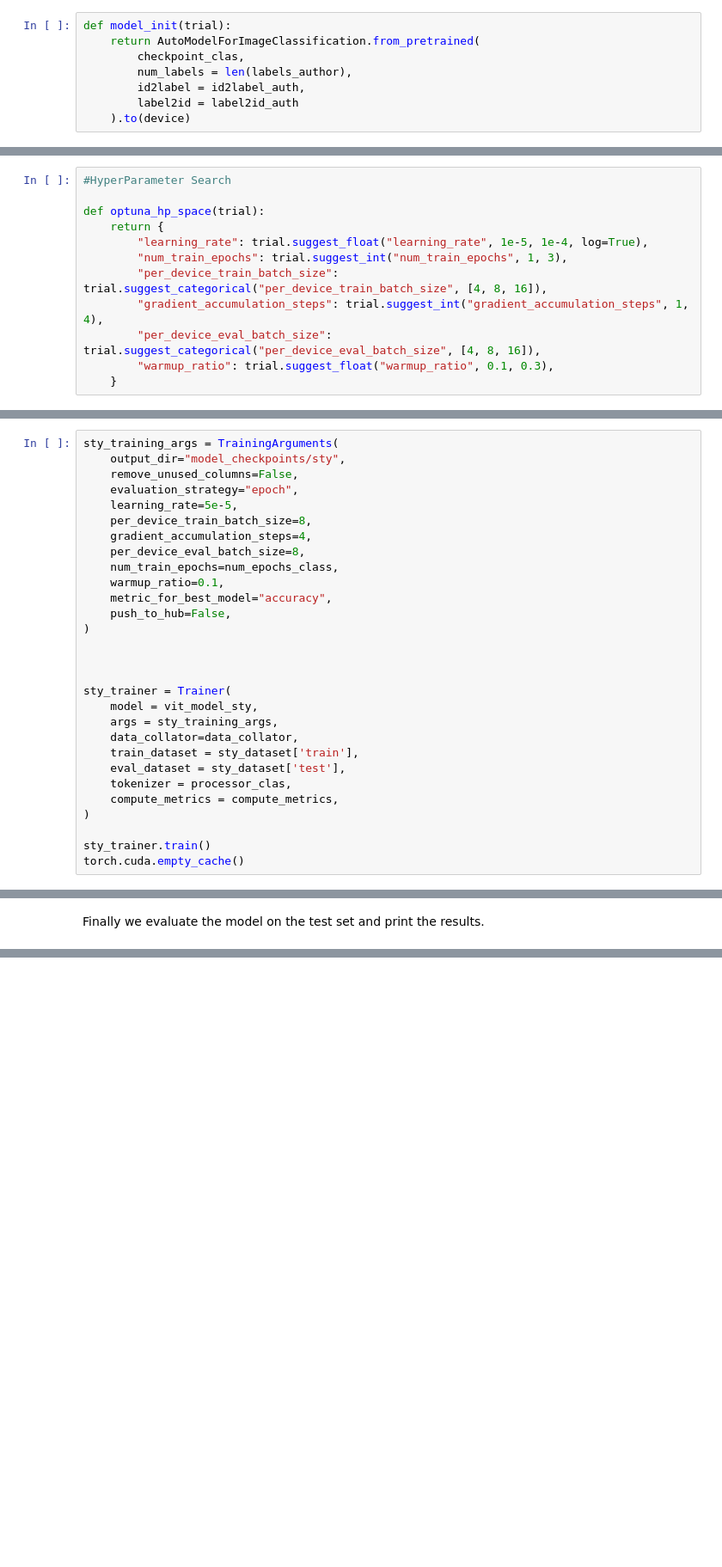
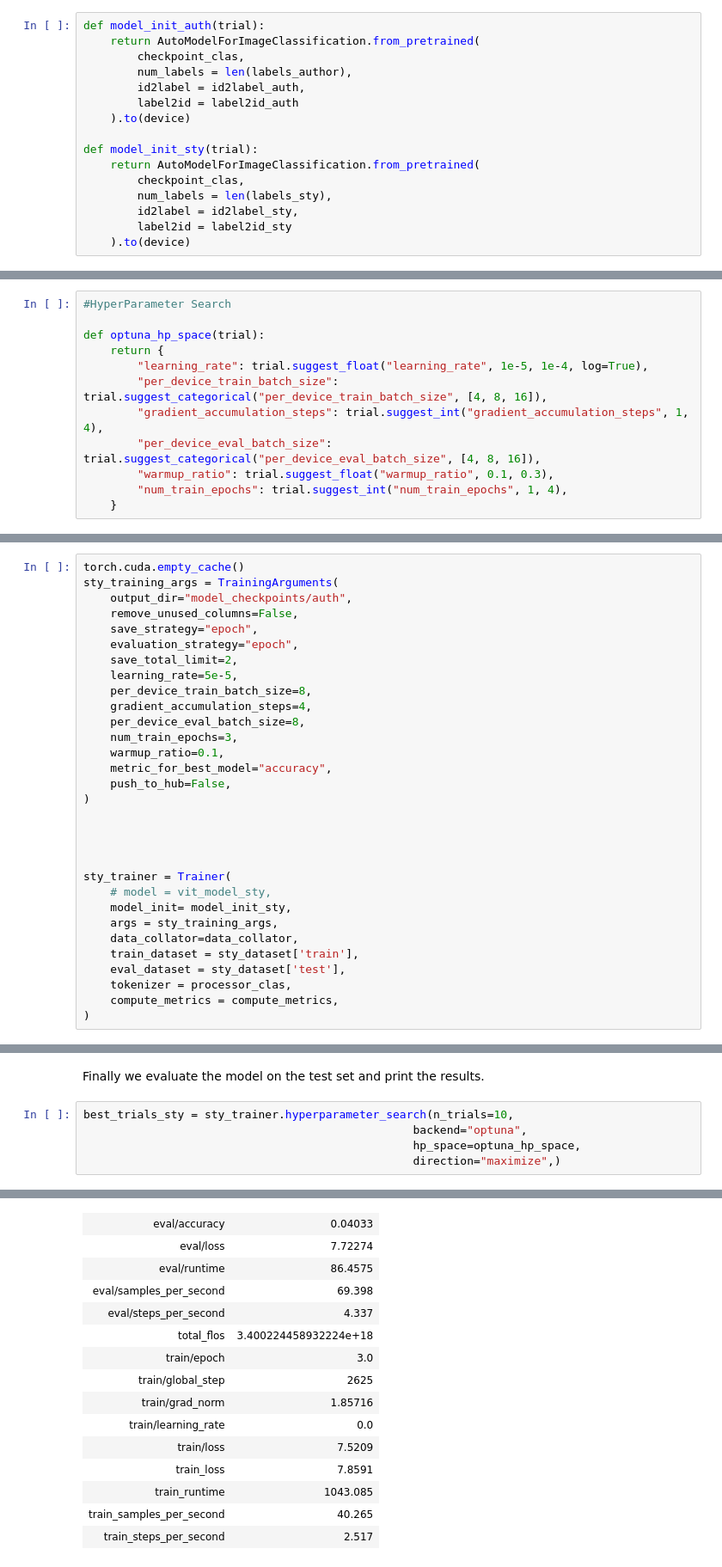
Before and after one commit to rullo16/Art, a Jupyter notebook: Models_with_Trainer/Art-Trainer-Classification.ipynb, the cells around one changed output, grey strips where cells are left out. Shown at 86% size. Saved outputs shown, nothing was run; the diff lists cells and outputs as text; blank space fills up the shorter version.

```diff
--- a/Models_with_Trainer/Art-Trainer-Classification.ipynb
+++ b/Models_with_Trainer/Art-Trainer-Classification.ipynb
@@ -325,11 +301,19 @@ This setup is used for both Author and Style labels.
 # %%
-def model_init(trial):
+def model_init_auth(trial):
     return AutoModelForImageClassification.from_pretrained(
         checkpoint_clas,
         num_labels = len(labels_author),
         id2label = id2label_auth,
         label2id = label2id_auth
     ).to(device)
+
+def model_init_sty(trial):
+    return AutoModelForImageClassification.from_pretrained(
+        checkpoint_clas,
+        num_labels = len(labels_sty),
+        id2label = id2label_sty,
+        label2id = label2id_sty
+    ).to(device)
 # %%
 auth_training_args = TrainingArguments(
     output_dir="model_checkpoints/auth",
@@ -369,10 +352,10 @@ You should probably TRAIN this model on a down-stream task to be able to use it
 def optuna_hp_space(trial):
     return {
         "learning_rate": trial.suggest_float("learning_rate", 1e-5, 1e-4, log=True),
-        "num_train_epochs": trial.suggest_int("num_train_epochs", 1, 3),
         "per_device_train_batch_size": trial.suggest_categorical("per_device_train_batch_size", [4, 8, 16]),
         "gradient_accumulation_steps": trial.suggest_int("gradient_accumulation_steps", 1, 4),
         "per_device_eval_batch_size": trial.suggest_categorical("per_device_eval_batch_size", [4, 8, 16]),
         "warmup_ratio": trial.suggest_float("warmup_ratio", 0.1, 0.3),
+        "num_train_epochs": trial.suggest_int("num_train_epochs", 1, 4),
     }
 # %%
@@ -425,13 +389,16 @@ View run at https://wandb.ai/fede-/huggingface/runs/u693zlot
 # %%
+torch.cuda.empty_cache()
 sty_training_args = TrainingArguments(
-    output_dir="model_checkpoints/sty",
+    output_dir="model_checkpoints/auth",
     remove_unused_columns=False,
+    save_strategy="epoch",
     evaluation_strategy="epoch",
+    save_total_limit=2,
     learning_rate=5e-5,
     per_device_train_batch_size=8,
     gradient_accumulation_steps=4,
     per_device_eval_batch_size=8,
-    num_train_epochs=num_epochs_class,
+    num_train_epochs=3,
     warmup_ratio=0.1,
     metric_for_best_model="accuracy",
     push_to_hub=False,
@@ -439,8 +406,10 @@ sty_training_args = TrainingArguments(
 
 
 
+
 sty_trainer = Trainer(
-    model = vit_model_sty,
+    # model = vit_model_sty,
+    model_init= model_init_sty,
     args = sty_training_args,
     data_collator=data_collator,
     train_dataset = sty_dataset['train'],
@@ -448,7 +417,4 @@ sty_trainer = Trainer(
     tokenizer = processor_clas,
     compute_metrics = compute_metrics,
 )
-
-sty_trainer.train()
-torch.cuda.empty_cache()
 # %% [output]
@@ -475,2 +423,8 @@ wandb: WARNING Serializing object of type dict that is 589920 bytes
 # %% [markdown]
 Finally we evaluate the model on the test set and print the results.
+# %%
+best_trials_sty = sty_trainer.hyperparameter_search(n_trials=10,
+                                                 backend="optuna",
+                                                 hp_space=optuna_hp_space,
+                                                 direction="maximize",)
+# %% [output]
@@ -476,0 +446,15 @@ Finally we evaluate the model on the test set and print the results.
+| eval/accuracy | 0.04033 |
+| eval/loss | 7.72274 |
+| eval/runtime | 86.4575 |
+| eval/samples_per_second | 69.398 |
+| eval/steps_per_second | 4.337 |
+| total_flos | 3.400224458932224e+18 |
+| train/epoch | 3.0 |
+| train/global_step | 2625 |
+| train/grad_norm | 1.85716 |
+| train/learning_rate | 0.0 |
+| train/loss | 7.5209 |
+| train_loss | 7.8591 |
+| train_runtime | 1043.085 |
+| train_samples_per_second | 40.265 |
+| train_steps_per_second | 2.517 |
```
Also changed, not shown: parts of 25 cells of this notebook, 3 other files.
